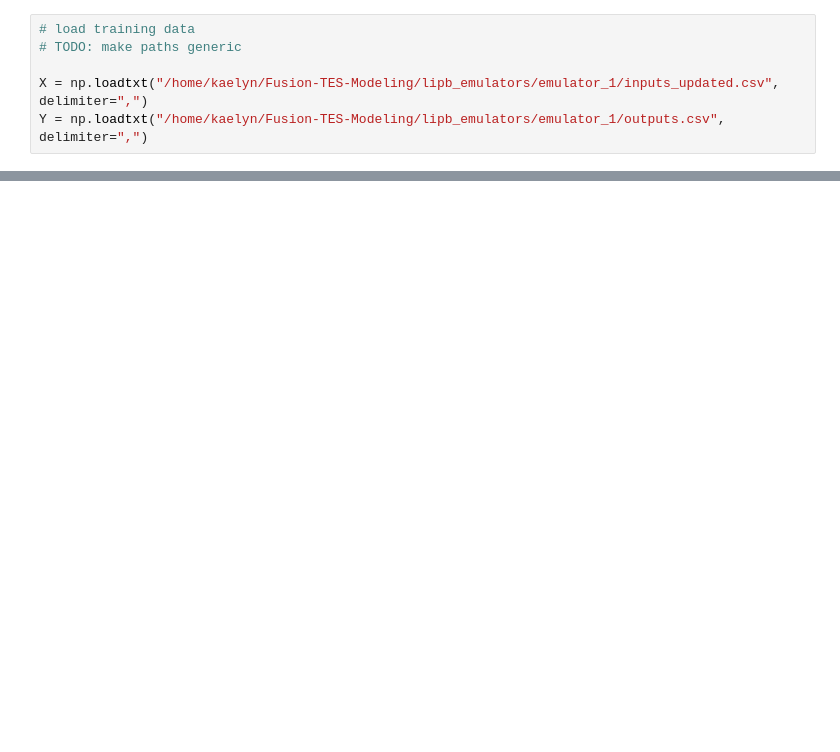
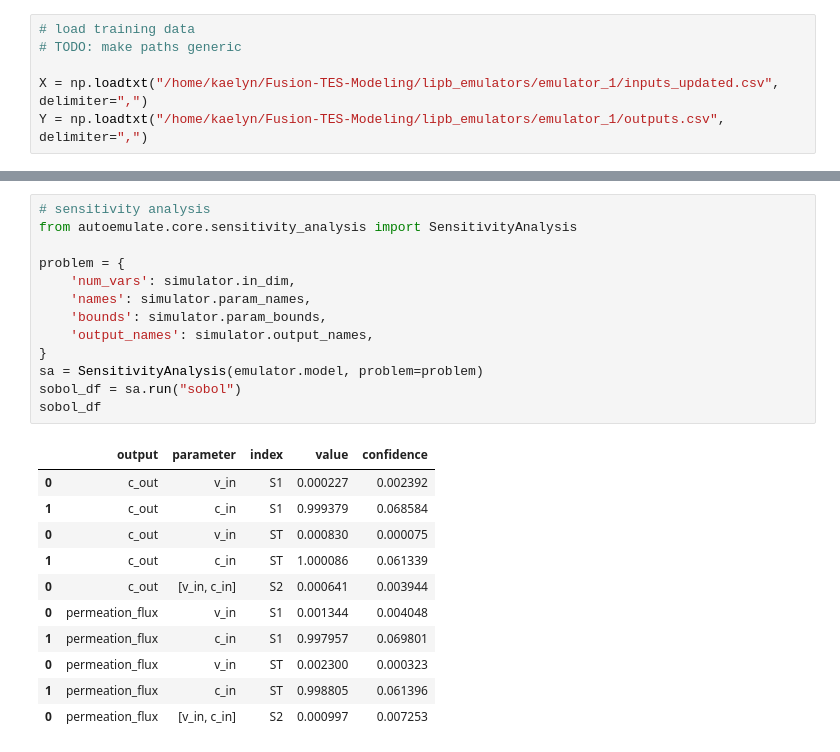
Before and after one commit to kaelyndunnell/Fusion-TES-Modeling, a Jupyter notebook: festim_scripts/run_and_analyze_emulator.ipynb, the cells around one changed output, grey strips where cells are left out. Drawn from its saved outputs; the diff is of its cells as text; blank space fills up the shorter version.

```diff
--- a/festim_scripts/run_and_analyze_emulator.ipynb
+++ b/festim_scripts/run_and_analyze_emulator.ipynb
@@ -85,0 +86,25 @@ for i in range(2):
+# %%
+# sensitivity analysis
+from autoemulate.core.sensitivity_analysis import SensitivityAnalysis
+
+problem = {
+    'num_vars': simulator.in_dim,
+    'names': simulator.param_names,
+    'bounds': simulator.param_bounds,
+    'output_names': simulator.output_names,
+}
+sa = SensitivityAnalysis(emulator.model, problem=problem)
+sobol_df = sa.run("sobol")
+sobol_df
+# %% [output]
+|  | output | parameter | index | value | confidence |
+| 0 | c_out | v_in | S1 | 0.000227 | 0.002392 |
+| 1 | c_out | c_in | S1 | 0.999379 | 0.068584 |
+| 0 | c_out | v_in | ST | 0.000830 | 0.000075 |
+| 1 | c_out | c_in | ST | 1.000086 | 0.061339 |
+| 0 | c_out | [v_in, c_in] | S2 | 0.000641 | 0.003944 |
+| 0 | permeation_flux | v_in | S1 | 0.001344 | 0.004048 |
+| 1 | permeation_flux | c_in | S1 | 0.997957 | 0.069801 |
+| 0 | permeation_flux | v_in | ST | 0.002300 | 0.000323 |
+| 1 | permeation_flux | c_in | ST | 0.998805 | 0.061396 |
+| 0 | permeation_flux | [v_in, c_in] | S2 | 0.000997 | 0.007253 |
```
Also changed, not shown: parts of 9 cells of this notebook.
